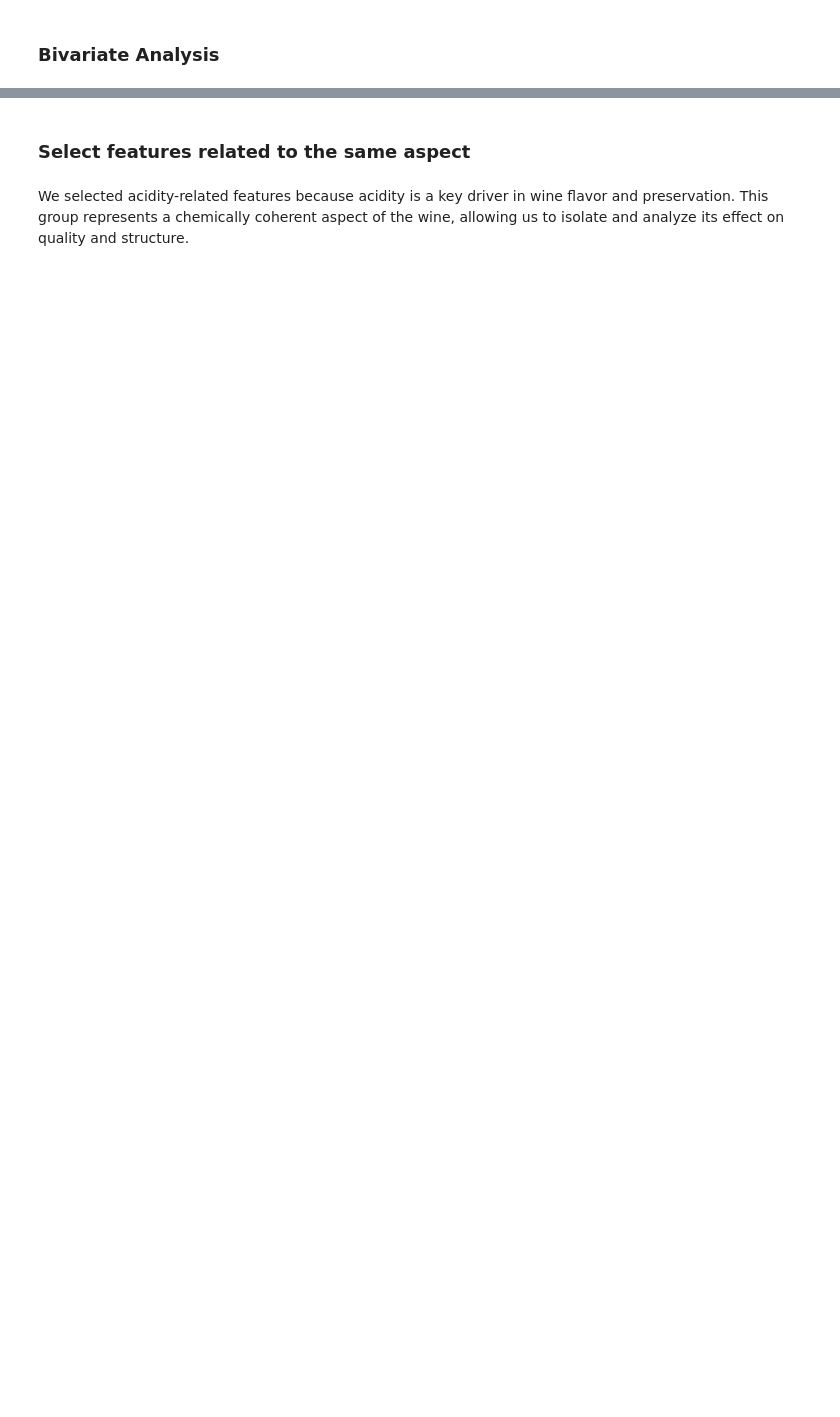
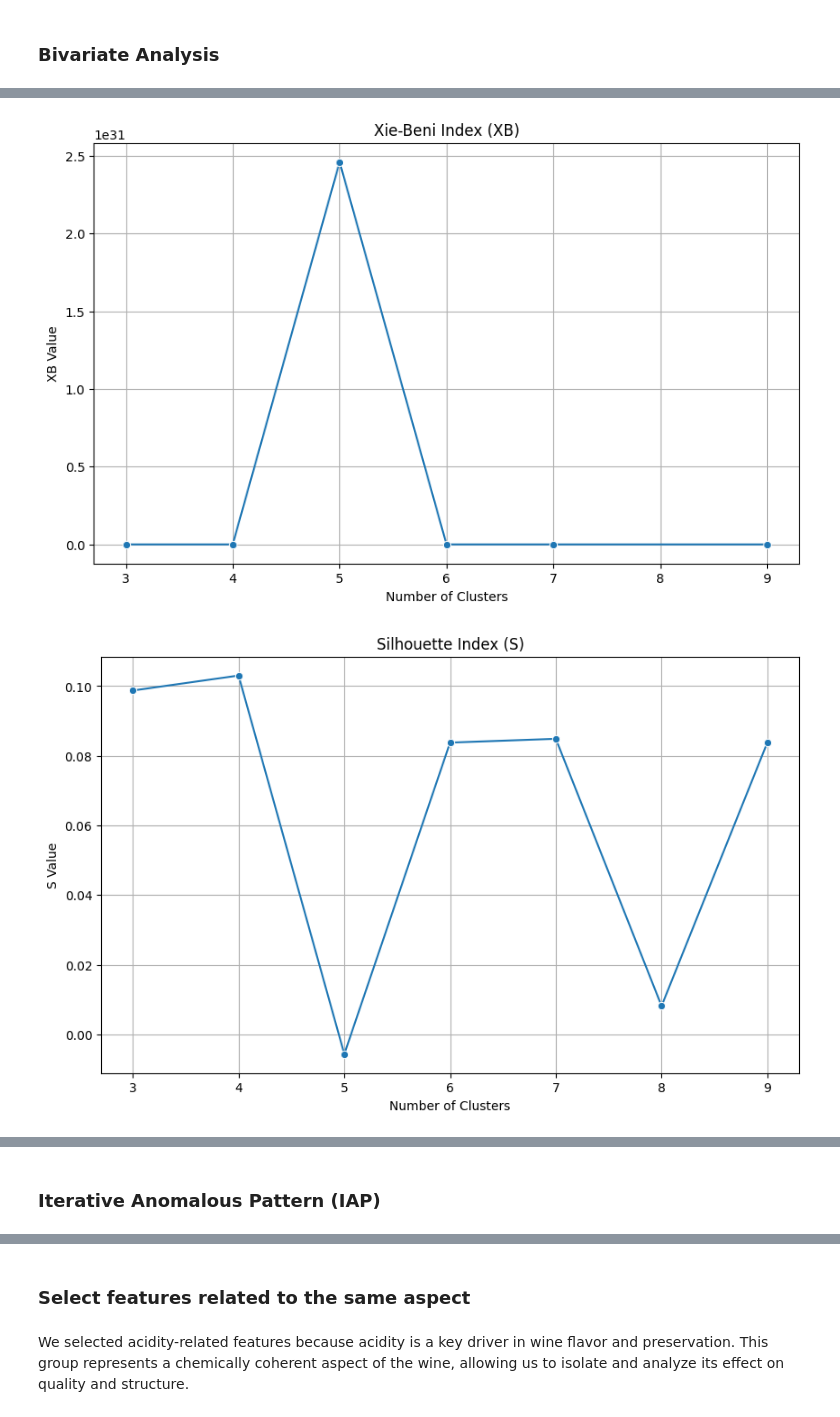
Before and after one commit to tiagosantos63390/pad_proj1, a Jupyter notebook: project1.ipynb, the cells around one changed output, grey strips where cells are left out. Saved outputs shown, nothing was run; the diff lists cells and outputs as text; code cells hidden in the pictures; blank space fills up the shorter version.

```diff
--- a/project1.ipynb
+++ b/project1.ipynb
@@ -487,0 +198,18 @@ Principal Component Analysis
+# %%
+""" ideal value : lower """
+def fukuyama_sugeno_index(X, U, centers, m=2):
+    dist_to_centers = np.sum((X[:, np.newaxis, :] - centers)**2, axis=2)
+    compactness = np.sum(U**m * dist_to_centers)
+
+    global_center = np.mean(X, axis=0)
+    separation = np.sum(U**m * np.sum((centers - global_center)**2, axis=1))
+
+    return compactness - separation
+# %%
+""" ideal value : higher """
+def partition_coefficient(U):
+    return np.sum(U**2) / U.shape[1]
+# %%
+""" ideal value : lower """
+def partition_entropy(U, eps=1e-10):
+    return -np.sum(U * np.log(U + eps)) / U.shape[1]
@@ -487,0 +250,43 @@ Principal Component Analysis
+# %%
+plt.figure(figsize=(10, 6))
+sns.lineplot(x=list(c_range), y=results['XB'], marker='o')
+plt.title("Xie-Beni Index (XB)")
+plt.xlabel("Number of Clusters")
+plt.ylabel("XB Value")
+plt.grid(True)
+plt.show()
+
+plt.figure(figsize=(10, 6))
+sns.lineplot(x=list(c_range), y=results['S'], marker='o')
+plt.title("Silhouette Index (S)")
+plt.xlabel("Number of Clusters")
+plt.ylabel("S Value")
+plt.grid(True)
+plt.show()
+
+plt.figure(figsize=(10, 6))
+sns.lineplot(x=list(c_range), y=results['FSI'], marker='o')
+plt.title("Fukuyama Sugeno Index (FSI)")
+plt.xlabel("Number of Clusters")
+plt.ylabel("FSI Value")
+plt.grid(True)
+plt.show()
+
+plt.figure(figsize=(10, 6))
+sns.lineplot(x=list(c_range), y=results['PC'], marker='o')
+plt.title("Partition Coefficient Index (PC)")
+plt.xlabel("Number of Clusters")
+plt.ylabel("PC Value")
+plt.grid(True)
+plt.show()
+
+plt.figure(figsize=(10, 6))
+sns.lineplot(x=list(c_range), y=results['PE'], marker='o')
+plt.title("Partition Entropy Index (PE)")
+plt.xlabel("Number of Clusters")
+plt.ylabel("PE Value")
+plt.grid(True)
+plt.show()
+# %% [output]
+[figure, added]
+[figure, added]
@@ -487,0 +296,2 @@ Principal Component Analysis
+# %% [markdown]
+### Iterative Anomalous Pattern (IAP)
```
Also changed, not shown: parts of 79 cells of this notebook, 21 other files.
